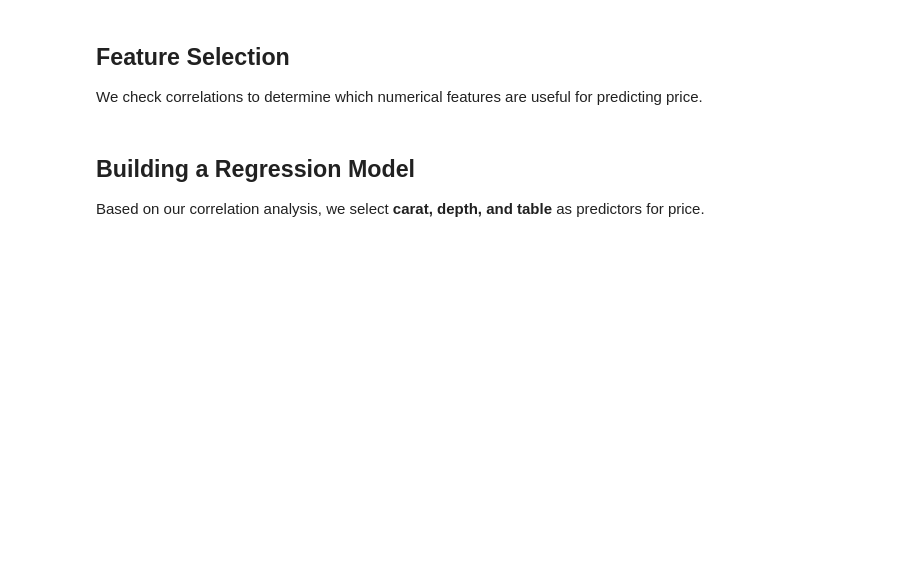
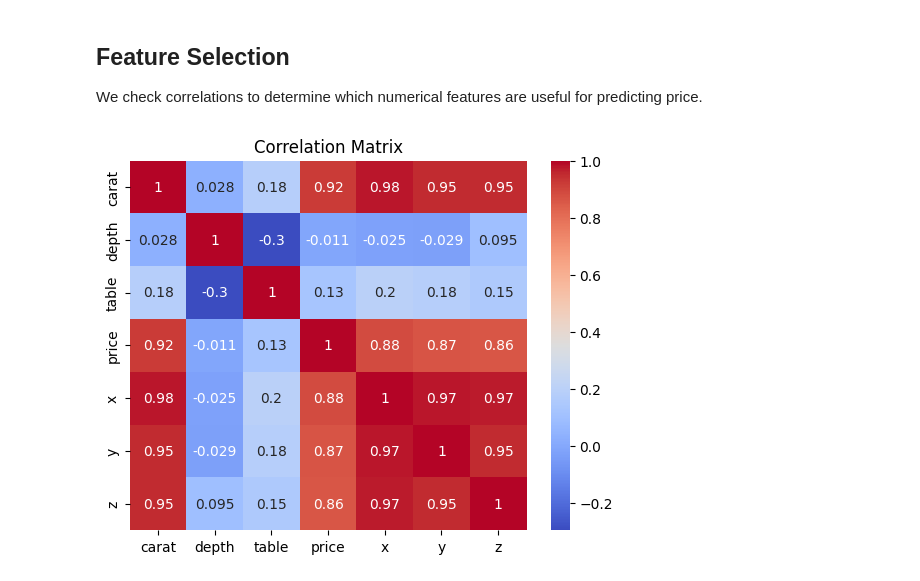
Before and after one commit to Imperial-Business-School/msc-python-workshop, a Jupyter notebook: 03. Machine Learning.ipynb, the cells around one changed output. Cells and saved outputs as stored; diff of their text form; code cells hidden in the pictures; blank space fills up the shorter version.

```diff
--- a/03. Machine Learning.ipynb
+++ b/03. Machine Learning.ipynb
@@ -39,7 +61,0 @@ Before we build a model, we check for missing values and visualise the relations
-# %%
-# Drop any missing values (if any)
-df = df.dropna()
-
-# Pairplot to check relationships between variables
-sns.pairplot(df[['price', 'carat', 'depth', 'table']])
-plt.show()
@@ -54,4 +68,0 @@ print(correlation_matrix['price'].sort_values(ascending=False))
-# %% [markdown]
-## Building a Regression Model
-
-Based on our correlation analysis, we select **carat, depth, and table** as predictors for price.
@@ -67,0 +69,11 @@ print(f'Intercept: {model.intercept_}')
+# %%
+# Select numeric columns and create correlation matrix
+numeric_df = df.select_dtypes(['float64', 'int64'])
+correlation_matrix = numeric_df.corr()
+
+# Create heatmap
+sns.heatmap(correlation_matrix, annot=True, cmap='coolwarm')
+plt.title('Correlation Matrix')
+plt.show()
+# %% [output]
+[figure, added]
```
Also changed, not shown: parts of 15 cells of this notebook.
